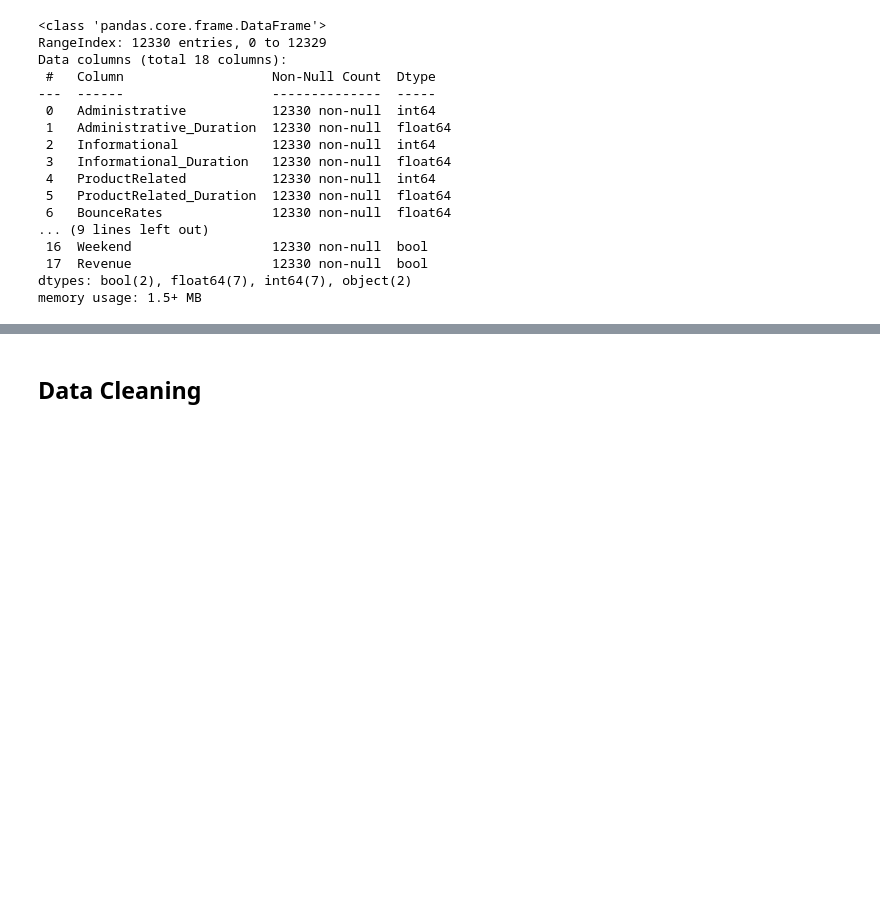
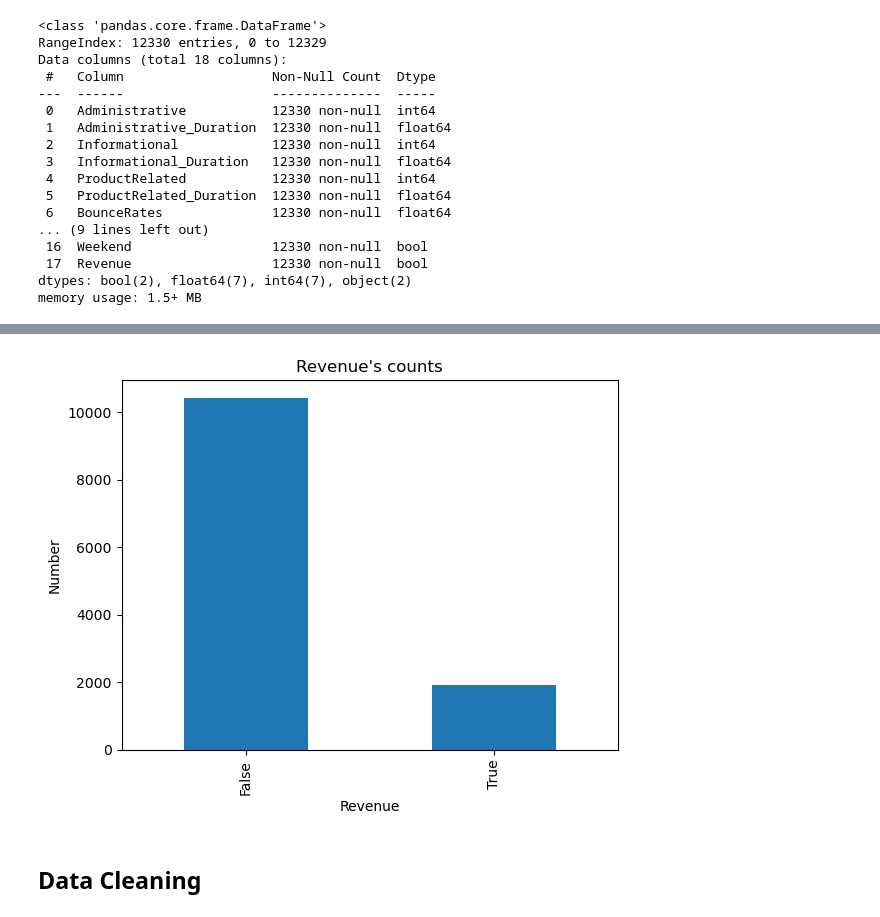
Before and after one commit to Abtinz/Machine-Learning-with-Python, a Jupyter notebook: DataMining/Classification/P3.ipynb, the cells around one changed output, grey strips where cells are left out. Cells and saved outputs as stored; diff of their text form; code cells hidden in the pictures; blank space fills up the shorter version.

Commit message:
label analysing

```diff
--- a/DataMining/Classification/P3.ipynb
+++ b/DataMining/Classification/P3.ipynb
@@ -69,3 +80,13 @@ memory usage: 1.5+ MB
+# %%
+# plot number of data for each class label
+
+#label = Revenue
+revenue_count = df['Revenue'].value_counts()
+
+revenue_count.plot(kind='bar')
+plt.title('Revenue\'s counts');plt.xlabel('Revenue');plt.ylabel('Number');plt.show()
+# %% [output]
+[figure, added]
 # %% [markdown]
 ## Data Cleaning
 # %% [markdown]
```
Also changed, not shown: parts of 4 cells of this notebook.
